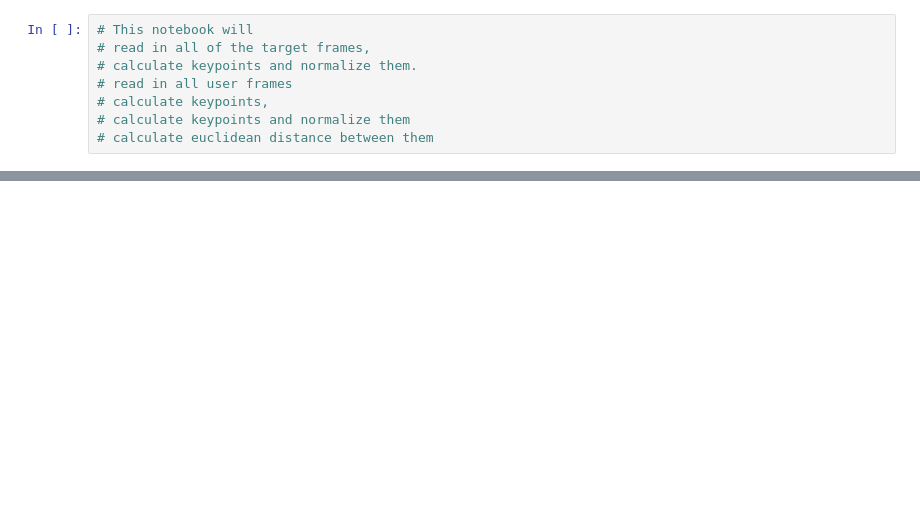
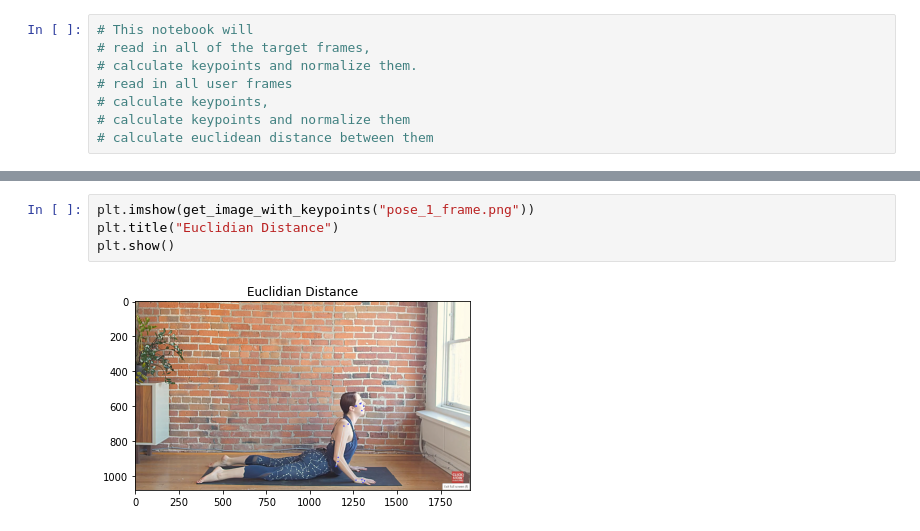
Before and after one commit to LoriSchuan-dev/feature_engineering_project2021, a Jupyter notebook: blazepose_yoga_pose_similarity calculator_pipeline.ipynb, the cells around one changed output, grey strips where cells are left out. Drawn from its saved outputs; the diff is of its cells as text; blank space fills up the shorter version.

```diff
--- a/blazepose_yoga_pose_similarity calculator_pipeline.ipynb
+++ b/blazepose_yoga_pose_similarity calculator_pipeline.ipynb
@@ -28,0 +255,6 @@ lori_frames_fnames
+# %%
+plt.imshow(get_image_with_keypoints("pose_1_frame.png"))
+plt.title("Euclidian Distance")
+plt.show()
+# %% [output]
+[figure, added]
```
Also changed, not shown: parts of 29 cells of this notebook.
